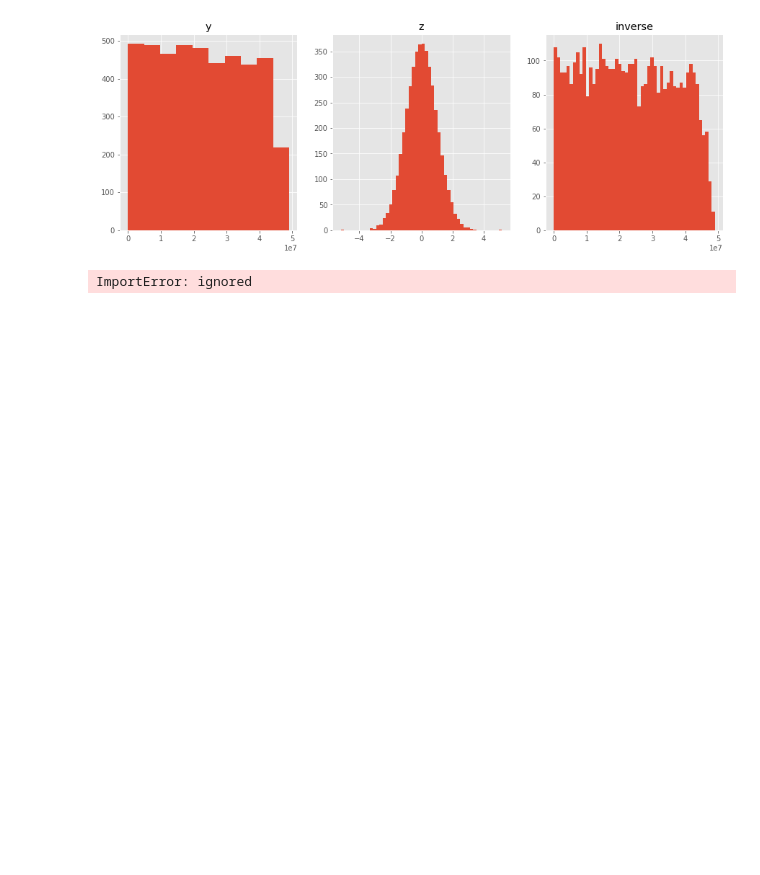
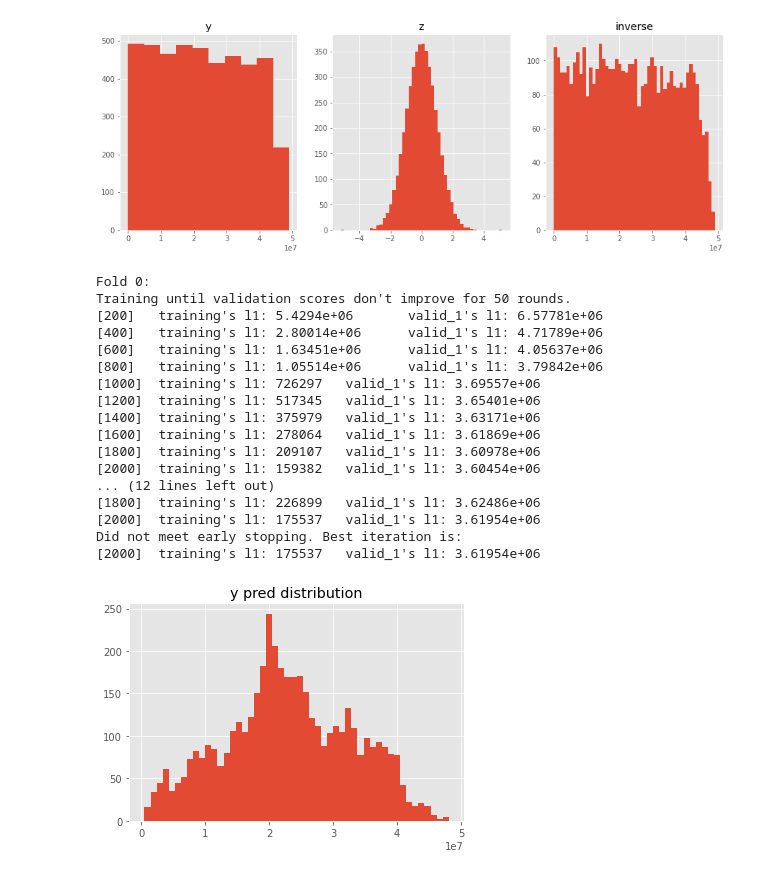
Before and after one commit to RvsL/kaggle, a Jupyter notebook: eruptions2.ipynb, the cells around one changed output. Drawn from its saved outputs; the diff is of its cells as text; code cells hidden in the pictures; blank space fills up the shorter version.

```diff
--- a/eruptions2.ipynb
+++ b/eruptions2.ipynb
@@ -90,7 +92,7 @@ from keras import regularizers as kreg
 from keras.layers import Dense
 from keras.models import Sequential
 # %%
-def prepare_data():
+def prepare_data(scale=False):
 
     t4m = pd.read_csv('/content/drive/MyDrive/2 - рабочее/32 - PMI/random/t4m_10.csv')
     t4p = pd.read_csv('/content/drive/MyDrive/2 - рабочее/32 - PMI/random/t4p_10.csv')
@@ -131,10 +133,28 @@ def prepare_data():
     t4p['mul_feat'] = t['mul_feat'].values
     t4p['s_m_feat'] = t['s_m_feat'].values
 
+
+    clfeat = ['s06_r00000_5000_my', 's03_r05000_10000_my', 's10p_peak_x00',
+          's04p_peak_x00', 's02_r15000_20000_sy', 's05_r05000_10000_my',
+          's08p_peak_x00', 's06_r00000_5000_sy', 's02_r20000_25000_my',
+          's06p_peak_y00', 's08_r00000_5000_my', 's05_r10000_15000_sy',
+          's08p_peak_y02', 's06p_peak_x00', 'sum_feat']
+
+    kmeans = KMeans(init='k-means++', n_clusters=10, n_init=10)
+    kmeans.fit(t4m[clfeat])
+    t4m['cluster'] = kmeans.labels_
+    t4p['cluster'] = kmeans.predict(t4p[clfeat])
+
     feat = list(features)
     feat.append('sum_feat')
     feat.append('mul_feat')
     feat.append('s_m_feat')
+    feat.append('cluster')
+
+    if scale:
+      scaler = StandardScaler()
+      t4m[feat] = scaler.fit_transform(t4m[feat])
+      t4p[feat] = scaler.transform(t4p[feat])
 
     X, y = t4m[feat], t4m[target]
 
@@ -175,8 +195,6 @@ def de_qt(val):
 # %%
 %%time
 
-from importlib import reload
-reload(lgb)
 n_fold = 2
 folds = KFold(n_splits=n_fold, shuffle=True, random_state=101)
 
@@ -201,31 +219,48 @@ y_pred = np.zeros(t4p.shape[0])
 for n_fold, (trn_idx, val_idx) in enumerate(folds.split(t4m)):
     print(f"Fold {n_fold}:")
     trn_x, trn_y = t4m[feat].iloc[trn_idx], t4m[target].iloc[trn_idx]
     val_x, val_y = t4m[feat].iloc[val_idx], t4m[target].iloc[val_idx]
 
     model = lgb.LGBMRegressor(**params)
 
     model.fit(trn_x, trn_y,
             eval_set= [(trn_x, trn_y), (val_x, val_y)],
             eval_metric="mae", verbose=200, early_stopping_rounds=50
            )
 
     y_pred += model.predict(t4p[feat], num_iteration=model.best_iteration_) / folds.n_splits
 
 
 plt.figure()
 plt.hist(y_pred, bins=50)
 plt.title('y pred distribution')
 plt.show()
 
 # my_submission = pd.DataFrame({
 #     'segment_id':t4p['segment_id'].values,
 #     'time_to_eruption':y_pred
 # })
 
 # my_submission.loc[my_submission[target] < 60000, target] = 60000 # in case of below zero predictions, correct them according to training data
 # my_submission.loc[my_submission[target] > 4.8e+07, target] = 4.8e+07 # correct preds according to train limits
 
 # my_submission.to_csv(f'submission_{ver}.csv', index=False)
 # %% [output]
-ImportError: ignored
+Fold 0:
+Training until validation scores don't improve for 50 rounds.
+[200]   training's l1: 5.4294e+06       valid_1's l1: 6.57781e+06
+[400]   training's l1: 2.80014e+06      valid_1's l1: 4.71789e+06
+[600]   training's l1: 1.63451e+06      valid_1's l1: 4.05637e+06
+[800]   training's l1: 1.05514e+06      valid_1's l1: 3.79842e+06
+[1000]  training's l1: 726297   valid_1's l1: 3.69557e+06
+[1200]  training's l1: 517345   valid_1's l1: 3.65401e+06
+[1400]  training's l1: 375979   valid_1's l1: 3.63171e+06
+[1600]  training's l1: 278064   valid_1's l1: 3.61869e+06
+[1800]  training's l1: 209107   valid_1's l1: 3.60978e+06
+[2000]  training's l1: 159382   valid_1's l1: 3.60454e+06
+... (12 lines left out)
+[1800]  training's l1: 226899   valid_1's l1: 3.62486e+06
+[2000]  training's l1: 175537   valid_1's l1: 3.61954e+06
+Did not meet early stopping. Best iteration is:
+[2000]  training's l1: 175537   valid_1's l1: 3.61954e+06
+[figure, added]
```
Also changed, not shown: parts of 11 cells of this notebook.
